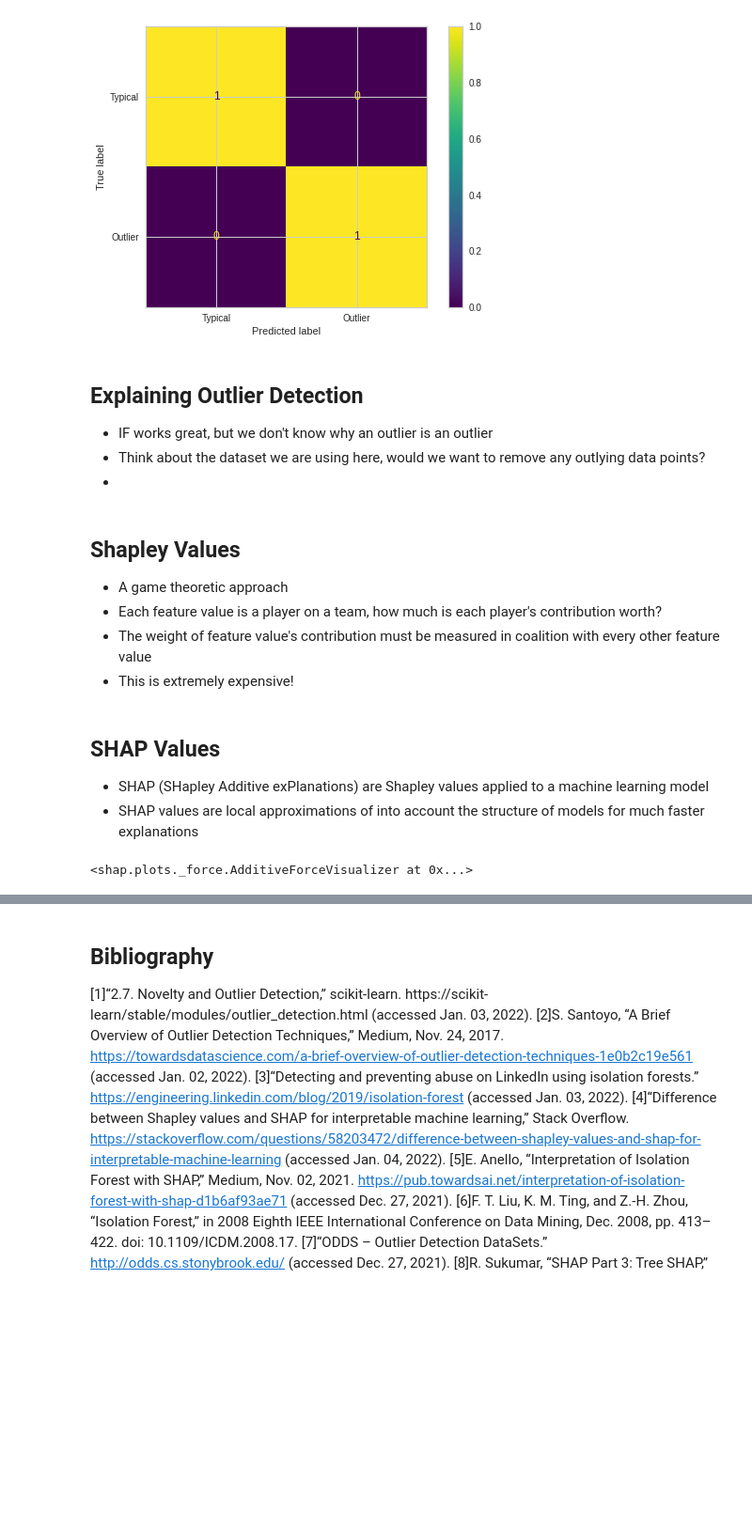
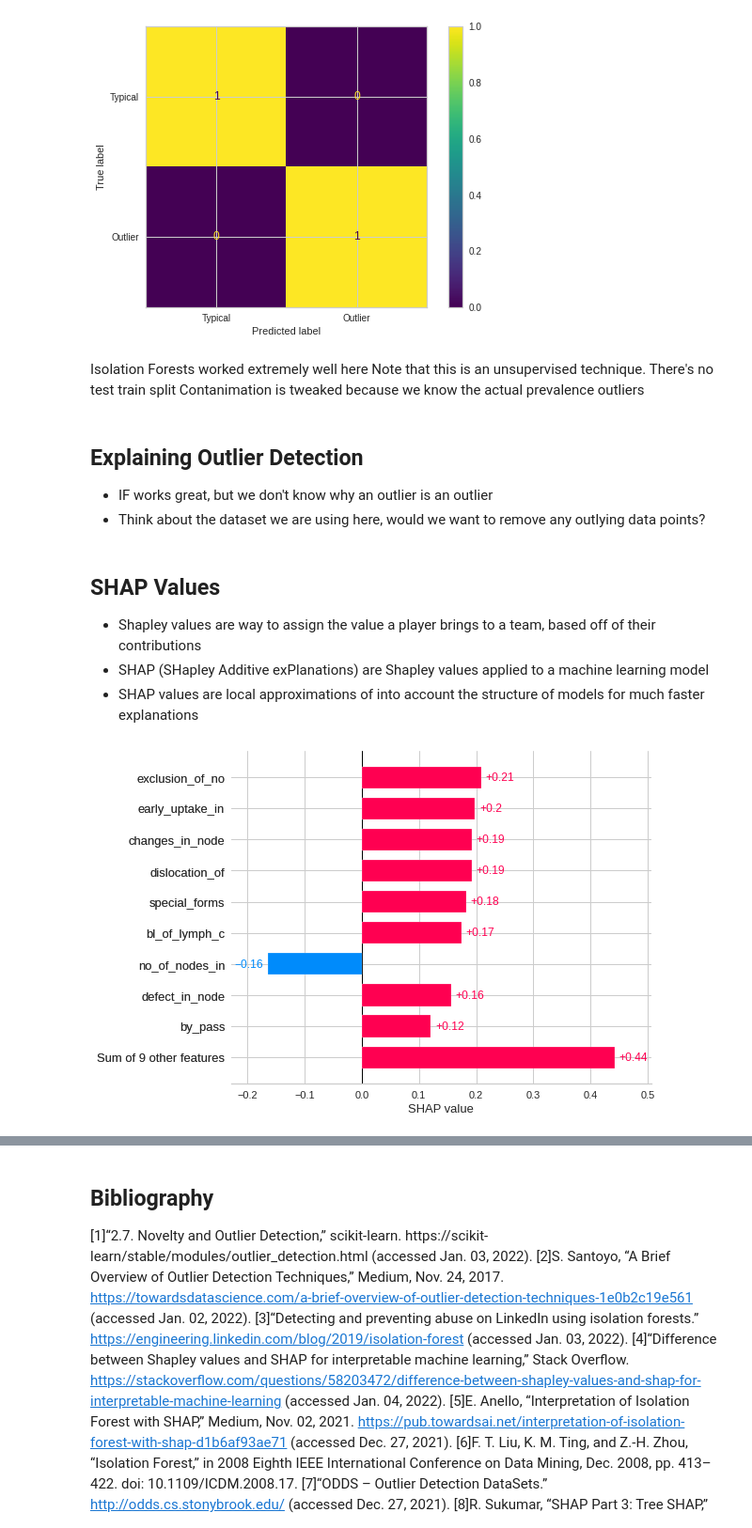
Before and after one commit to lstmemery/outlier-detection, a Jupyter notebook: prez.ipynb, the cells around one changed output, grey strips where cells are left out. Shown at 94% size. Cells and saved outputs as stored; diff of their text form; code cells hidden in the pictures; blank space fills up the shorter version.

```diff
--- a/prez.ipynb
+++ b/prez.ipynb
@@ -102,28 +114,25 @@ ConfusionMatrixDisplay(cm, display_labels=labels).plot()
 # %% [output]
 <sklearn.metrics._plot.confusion_matrix.ConfusionMatrixDisplay at 0x...>
 [figure]
+# %% [markdown]
+Isolation Forests worked extremely well here
+Note that this is an unsupervised technique. There's no test train split
+Contanimation is tweaked because we know the actual prevalence outliers
 # %% [markdown]
 ## Explaining Outlier Detection
 
  - IF works great, but we don't know why an outlier is an outlier
  - Think about the dataset we are using here, would we want to remove any outlying data points?
- -
-# %% [markdown]
-## Shapley Values
-
- - A game theoretic approach
- - Each feature value is a player on a team, how much is each player's contribution worth?
- - The weight of feature value's contribution must be measured in coalition with every other feature value
- - This is extremely expensive!
 # %% [markdown]
 ## SHAP Values
 
+ - Shapley values are way to assign the value a player brings to a team, based off of their contributions
  - SHAP (SHapley Additive exPlanations) are Shapley values applied to a machine learning model
  - SHAP values are local approximations of  into account the structure of models for much faster explanations
 # %%
-# Outlier
+# Typical
 shap_explainer = shap.Explainer(iso_forest, algorithm='tree', feature_names=feature_labels)
 shap_values = shap_explainer(features)
-shap.force_plot(shap_values[0])
+shap.plots.bar(shap_values[-1])
 # %% [output]
-<shap.plots._force.AdditiveForceVisualizer at 0x...>
+[figure, added]
```
Also changed, not shown: parts of 11 cells of this notebook, 2 other files.
